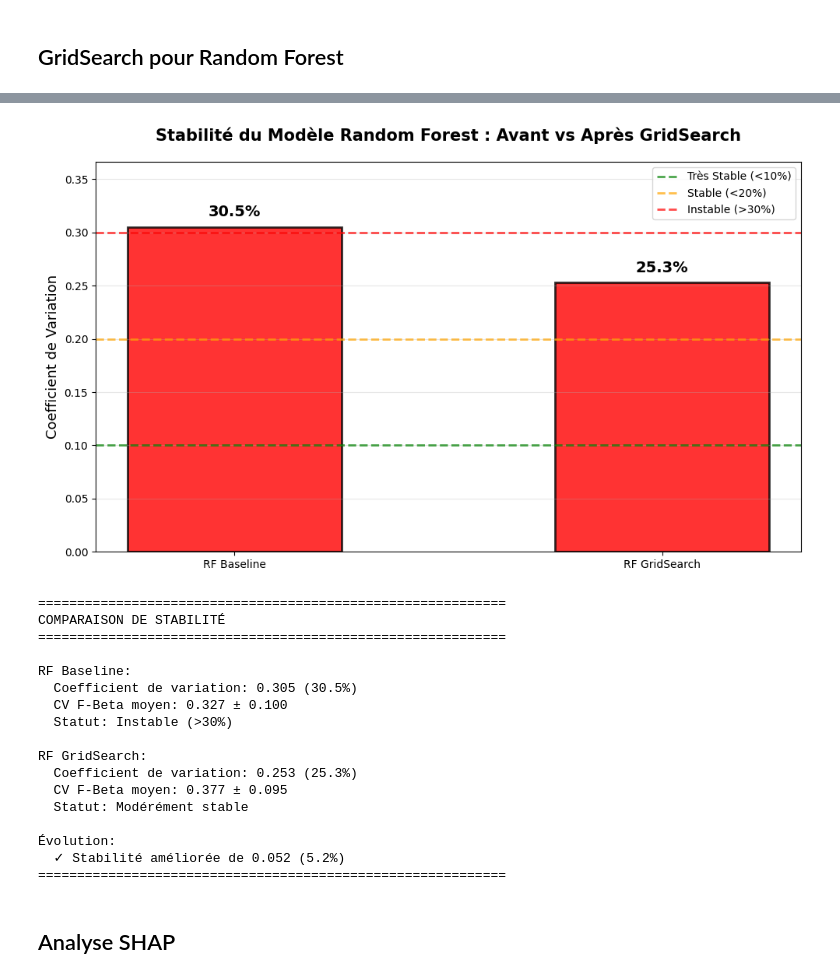
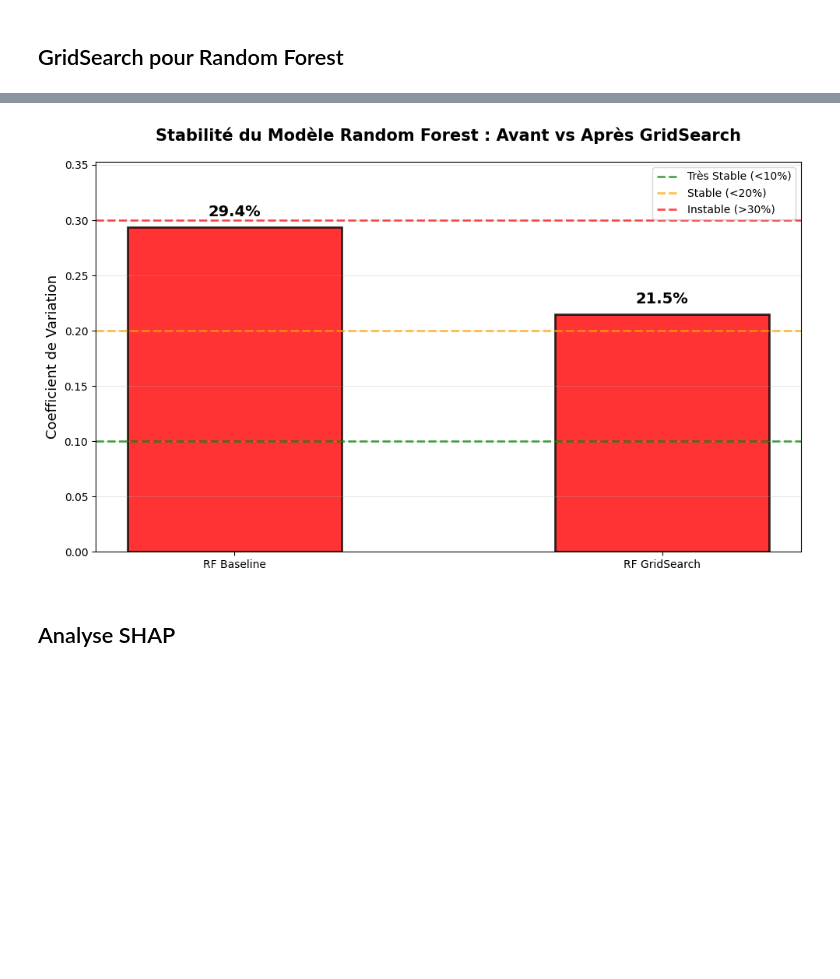
Before and after one commit to Christophe-Ringot/projet_04_OC, a Jupyter notebook: main.ipynb, the cells around one changed output, grey strips where cells are left out. Drawn from its saved outputs; the diff is of its cells as text; code cells hidden in the pictures; blank space fills up the shorter version.

```diff
--- a/main.ipynb
+++ b/main.ipynb
@@ -821,18 +744,15 @@ for model_name in ['Logistic Regression', 'Random Forest', 'XGBoost']:
         'cv_coefficient': cv_coeff
     }
 # %%
-
-fig, axes = plt.subplots(2, 2, figsize=(16, 10))
+fig, axes = plt.subplots(1, 3, figsize=(18, 6))
 
 colors = ['#2E8B57', '#FF6B6B', '#4ECDC4']
 models = ['Logistic Regression', 'Random Forest', 'XGBoost']
 model_names = list(model_metrics.keys())
 
-
-ax = axes[0, 0]
+ax = axes[0]
 x = np.arange(len(model_names))
 width = 0.25
-
 
 fbeta_scores = [model_metrics[m]['cv_fbeta_mean'] for m in model_names]
 precision_scores = [model_metrics[m]['cv_precision_mean'] for m in model_names]
@@ -841,7 +761,6 @@ recall_scores = [model_metrics[m]['cv_recall_mean'] for m in model_names]
 bars1 = ax.bar(x - width, fbeta_scores, width, label='F-Beta', color='#1f77b4', alpha=0.8)
 bars2 = ax.bar(x, precision_scores, width, label='Precision', color='#ff7f0e', alpha=0.8)
 bars3 = ax.bar(x + width, recall_scores, width, label='Recall', color='#2ca02c', alpha=0.8)
-
 
 for i, (fb, pr, rc) in enumerate(zip(fbeta_scores, precision_scores, recall_scores)):
     ax.text(i - width, fb + 0.01, f'{fb:.3f}', ha='center', fontsize=9, fontweight='bold')
@@ -856,19 +775,16 @@ ax.set_xticklabels([name.replace(' ', '\n') for name in model_names], fontsize=9
 ax.legend()
 ax.grid(True, alpha=0.3)
 
-
-ax = axes[0, 1]
+ax = axes[1]
 cvs = [model_metrics[m]['cv_coefficient'] for m in model_names]
 colors_stability = ['green' if cv < 0.10 else 'orange' if cv < 0.20 else 'red' for cv in cvs]
 
 bars = ax.bar(range(len(model_names)), cvs,
               color=colors_stability, alpha=0.8, edgecolor='black', linewidth=2)
 
-
 for i, cv in enumerate(cvs):
     ax.text(i, cv + 0.01, f'{cv:.1%}',
             ha='center', fontsize=11, fontweight='bold')
-
 
 ax.axhline(y=0.10, color='green', linestyle='--', alpha=0.7, linewidth=2, label='Très Stable (10%)')
 ax.axhline(y=0.20, color='orange', linestyle='--', alpha=0.7, linewidth=2, label='Limite Acceptable (20%)')
@@ -881,7 +797,7 @@ ax.set_xticklabels([name.replace(' ', '\n') for name in model_names], fontsize=9
 ax.legend(loc='upper right', fontsize=9)
 ax.grid(True, alpha=0.3)
 
-ax = axes[1, 0]
+ax = axes[2]
 folds = list(range(1, 6))
 
 for i, model in enumerate(models):
@@ -896,4 +812,7 @@ ax.set_title('Performances par Fold', fontweight='bold')
 ax.set_xticks(folds)
 ax.legend(loc='best', fontsize=9)
 ax.grid(True, alpha=0.3)
+
+plt.tight_layout()
+plt.show()
 # %% [output]
@@ -1136,14 +1011,11 @@ plt.show()
 # %%
-# Comparaison de la stabilité : RF baseline vs RF GridSearch
-
-# 1. Stabilité du RF baseline depuis la cross-validation (Section 5)
+# Stabilité du RF baseline depuis la cross-validation
 rf_baseline_cv_data = cv_df[cv_df['model'] == 'Random Forest']
 rf_baseline_fbeta_cv = rf_baseline_cv_data['fbeta_score'].mean()
 rf_baseline_fbeta_std_cv = rf_baseline_cv_data['fbeta_score'].std()
 rf_baseline_cv_coeff = (rf_baseline_fbeta_std_cv / rf_baseline_fbeta_cv) if rf_baseline_fbeta_cv > 0 else 0
 
-# 2. Stabilité du RF GridSearch - Calculer le CV pour le meilleur modèle
-# On réentraîne le meilleur modèle avec CV pour mesurer sa stabilité
+# Stabilité du RF GridSearch - Calculer le CV pour le meilleur modèle
 best_params = grid.best_params_
 rf_grid_model = RandomForestClassifier(**best_params, random_state=50, n_jobs=-1)
 
@@ -1154,8 +1026,7 @@ for fold, (train_idx, val_idx) in enumerate(cv_grid.split(X_train_final, y_train
     X_cv_train, X_cv_val = X_train_final.iloc[train_idx], X_train_final.iloc[val_idx]
     y_cv_train, y_cv_val = y_train.iloc[train_idx], y_train.iloc[val_idx]
 
-    # AVEC SMOTE
-    smote_cv = SMOTE(random_state=42, k_neighbors=5)
+    smote_cv = SMOTE(random_state=50, k_neighbors=5)
     X_cv_train_resampled, y_cv_train_resampled = smote_cv.fit_resample(X_cv_train, y_cv_train)
     rf_grid_model.fit(X_cv_train_resampled, y_cv_train_resampled)
 
@@ -1167,85 +1038,43 @@ rf_grid_fbeta_cv_mean = np.mean(grid_cv_scores)
 rf_grid_fbeta_cv_std = np.std(grid_cv_scores)
 rf_grid_cv_coeff = (rf_grid_fbeta_cv_std / rf_grid_fbeta_cv_mean) if rf_grid_fbeta_cv_mean > 0 else 0
 
-# Graphique de comparaison de stabilité
 fig, ax = plt.subplots(figsize=(10, 6))
 
 models_labels = ['RF Baseline', 'RF GridSearch']
 cv_coefficients = [rf_baseline_cv_coeff, rf_grid_cv_coeff]
 
-# Couleurs selon le niveau de stabilité
 colors_stability = []
 for cv_coeff in cv_coefficients:
     if cv_coeff < 0.10:
         colors_stability.append('green')
     elif cv_coeff < 0.20:
         colors_stability.append('orange')
     else:
         colors_stability.append('red')
 
 bars = ax.bar(models_labels, cv_coefficients, color=colors_stability,
               alpha=0.8, edgecolor='black', linewidth=2, width=0.5)
 
-# Annotation des valeurs
 for i, cv_coeff in enumerate(cv_coefficients):
     ax.text(i, cv_coeff + 0.01, f'{cv_coeff:.1%}',
             ha='center', fontsize=14, fontweight='bold')
 
 # Lignes de référence
 ax.axhline(y=0.10, color='green', linestyle='--', alpha=0.7, linewidth=2, label='Très Stable (<10%)')
 ax.axhline(y=0.20, color='orange', linestyle='--', alpha=0.7, linewidth=2, label='Stable (<20%)')
 ax.axhline(y=0.30, color='red', linestyle='--', alpha=0.7, linewidth=2, label='Instable (>30%)')
 
 ax.set_ylabel('Coefficient de Variation', fontsize=13)
 ax.set_title('Stabilité du Modèle Random Forest : Avant vs Après GridSearch',
              fontsize=15, fontweight='bold', pad=20)
 ax.legend(loc='upper right', fontsize=10)
 ax.grid(True, alpha=0.3, axis='y')
 ax.set_ylim(0, max(cv_coefficients) * 1.2)
 
 plt.tight_layout()
 plt.show()
-
-# Résumé textuel
-print("="*60)
-print("COMPARAISON DE STABILITÉ")
-print("="*60)
-print(f"\nRF Baseline:")
-print(f"  Coefficient de variation: {rf_baseline_cv_coeff:.3f} ({rf_baseline_cv_coeff*100:.1f}%)")
-print(f"  CV F-Beta moyen: {rf_baseline_fbeta_cv:.3f} ± {rf_baseline_fbeta_std_cv:.3f}")
-print(f"  Statut: {'Instable (>30%)' if rf_baseline_cv_coeff > 0.30 else 'Modérément stable' if rf_baseline_cv_coeff > 0.20 else 'Stable' if rf_baseline_cv_coeff > 0.10 else 'Très stable'}")
-
-print(f"\nRF GridSearch:")
-print(f"  Coefficient de variation: {rf_grid_cv_coeff:.3f} ({rf_grid_cv_coeff*100:.1f}%)")
-print(f"  CV F-Beta moyen: {rf_grid_fbeta_cv_mean:.3f} ± {rf_grid_fbeta_cv_std:.3f}")
-print(f"  Statut: {'Instable (>30%)' if rf_grid_cv_coeff > 0.30 else 'Modérément stable' if rf_grid_cv_coeff > 0.20 else 'Stable' if rf_grid_cv_coeff > 0.10 else 'Très stable'}")
-
-print(f"\nÉvolution:")
-diff = rf_grid_cv_coeff - rf_baseline_cv_coeff
-if diff < 0:
-    print(f"  ✓ Stabilité améliorée de {abs(diff):.3f} ({abs(diff)*100:.1f}%)")
-else:
-    print(f"  ⚠️ Stabilité dégradée de {diff:.3f} ({diff*100:.1f}%)")
-print("="*60)
 # %% [output]
-[figure, old version]
+[figure, new version]
-============================================================
-COMPARAISON DE STABILITÉ
-============================================================
-
-RF Baseline:
-  Coefficient de variation: 0.305 (30.5%)
-  CV F-Beta moyen: 0.327 ± 0.100
-  Statut: Instable (>30%)
-
-RF GridSearch:
-  Coefficient de variation: 0.253 (25.3%)
-  CV F-Beta moyen: 0.377 ± 0.095
-  Statut: Modérément stable
-
-Évolution:
-  ✓ Stabilité améliorée de 0.052 (5.2%)
-============================================================
 # %% [markdown]
 ## Analyse SHAP
 # %%
```
Also changed, not shown: parts of 26 cells of this notebook.
